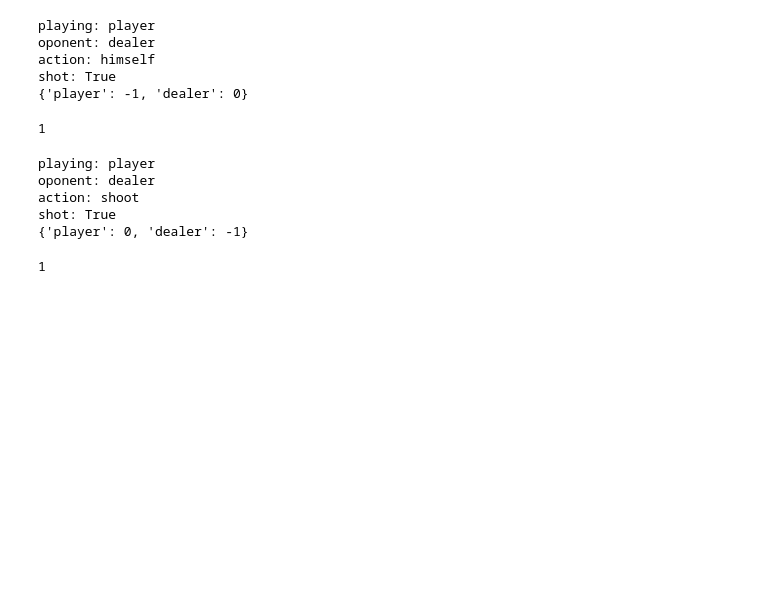
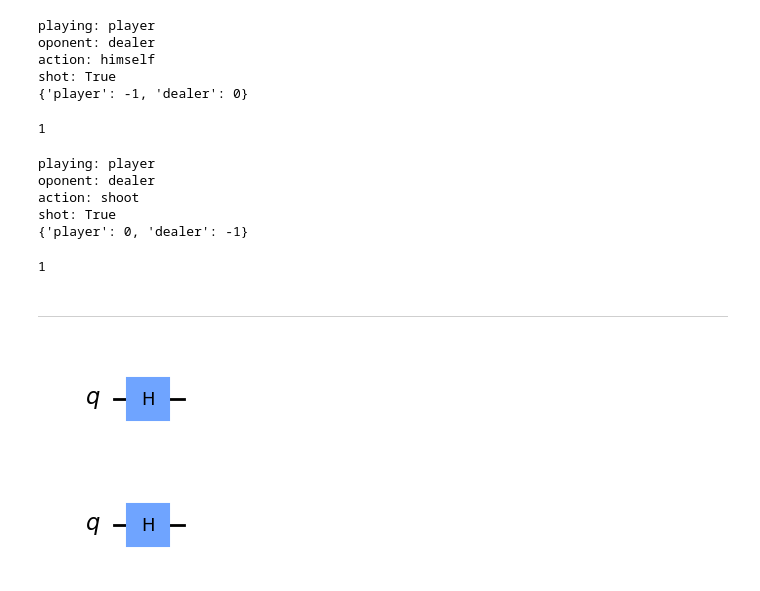
Before and after one commit to Dpbm/scientific-research-1-quantum-oracles, a Jupyter notebook: code/buckshot-roulette.ipynb, the cells around one changed output. Drawn from its saved outputs; the diff is of its cells as text; code cells hidden in the pictures; blank space fills up the shorter version.

Commit message:
some thoughts about the quantum protocol

```diff
--- a/code/buckshot-roulette.ipynb
+++ b/code/buckshot-roulette.ipynb
@@ -243,3 +243,17 @@ action: shoot
 shot: True
 {'player': 0, 'dealer': -1}
 1
+# %% [markdown]
+---
+# %%
+player = QuantumCircuit(1, name="Player")
+player.h(0)
+player.draw('mpl', style="clifford")
+# %% [output]
+[figure, added]
+# %%
+dealer = QuantumCircuit(1, name="Dealer")
+dealer.h(0)
+player.draw('mpl', style="clifford")
+# %% [output]
+[figure, added]
```
Also changed, not shown: parts of 4 cells of this notebook.
